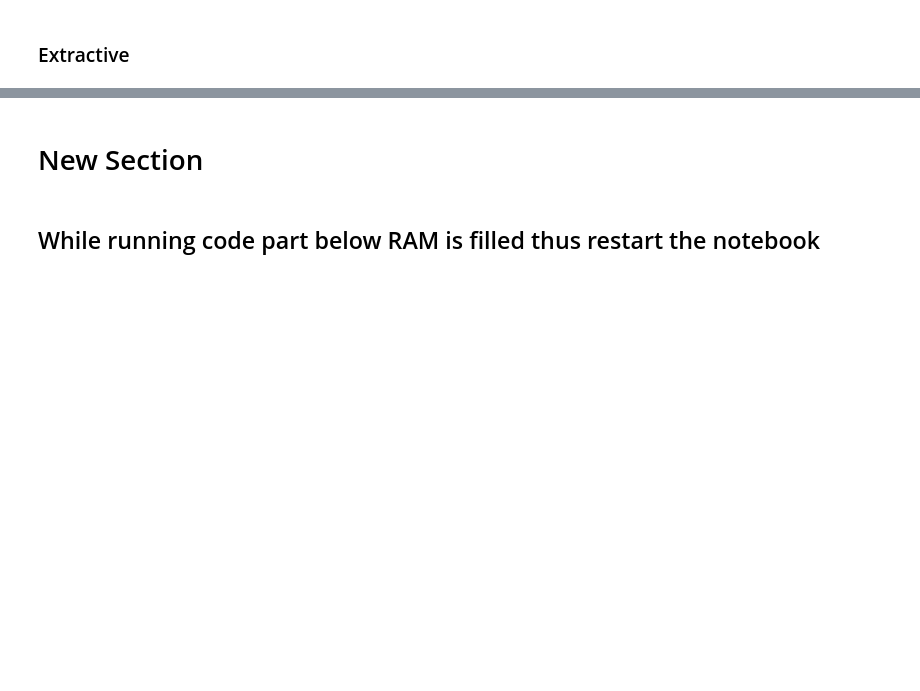
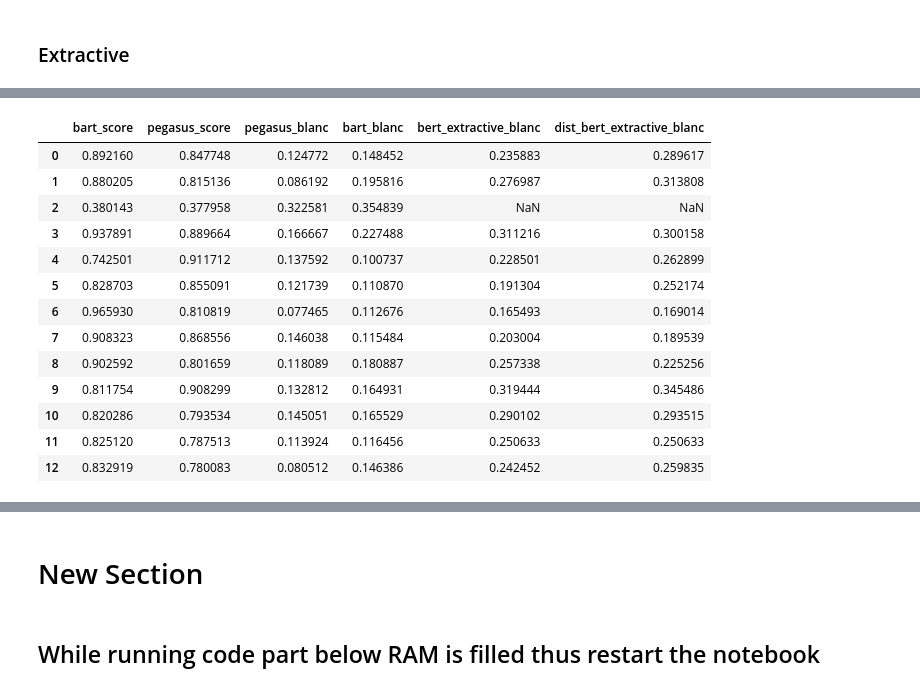
Before and after one commit to Elshan777/Text-Summarization-for-Lecture-Notes, a Jupyter notebook: Evaluate_Summaries.ipynb, the cells around one changed output, grey strips where cells are left out. Cells and saved outputs as stored; diff of their text form; code cells hidden in the pictures; blank space fills up the shorter version.

```diff
--- a/Evaluate_Summaries.ipynb
+++ b/Evaluate_Summaries.ipynb
@@ -165,0 +166,17 @@ metrics.describe().to_csv('results_stats.csv', index=False)
+# %%
+metrics
+# %% [output]
+|  | bart_score | pegasus_score | pegasus_blanc | bart_blanc | bert_extractive_blanc | dist_bert_extractive_blanc |
+| 0 | 0.892160 | 0.847748 | 0.124772 | 0.148452 | 0.235883 | 0.289617 |
+| 1 | 0.880205 | 0.815136 | 0.086192 | 0.195816 | 0.276987 | 0.313808 |
+| 2 | 0.380143 | 0.377958 | 0.322581 | 0.354839 | NaN | NaN |
+| 3 | 0.937891 | 0.889664 | 0.166667 | 0.227488 | 0.311216 | 0.300158 |
+| 4 | 0.742501 | 0.911712 | 0.137592 | 0.100737 | 0.228501 | 0.262899 |
+| 5 | 0.828703 | 0.855091 | 0.121739 | 0.110870 | 0.191304 | 0.252174 |
+| 6 | 0.965930 | 0.810819 | 0.077465 | 0.112676 | 0.165493 | 0.169014 |
+| 7 | 0.908323 | 0.868556 | 0.146038 | 0.115484 | 0.203004 | 0.189539 |
+| 8 | 0.902592 | 0.801659 | 0.118089 | 0.180887 | 0.257338 | 0.225256 |
+| 9 | 0.811754 | 0.908299 | 0.132812 | 0.164931 | 0.319444 | 0.345486 |
+| 10 | 0.820286 | 0.793534 | 0.145051 | 0.165529 | 0.290102 | 0.293515 |
+| 11 | 0.825120 | 0.787513 | 0.113924 | 0.116456 | 0.250633 | 0.250633 |
+| 12 | 0.832919 | 0.780083 | 0.080512 | 0.146386 | 0.242452 | 0.259835 |
```
Also changed, not shown: parts of 13 cells of this notebook.
